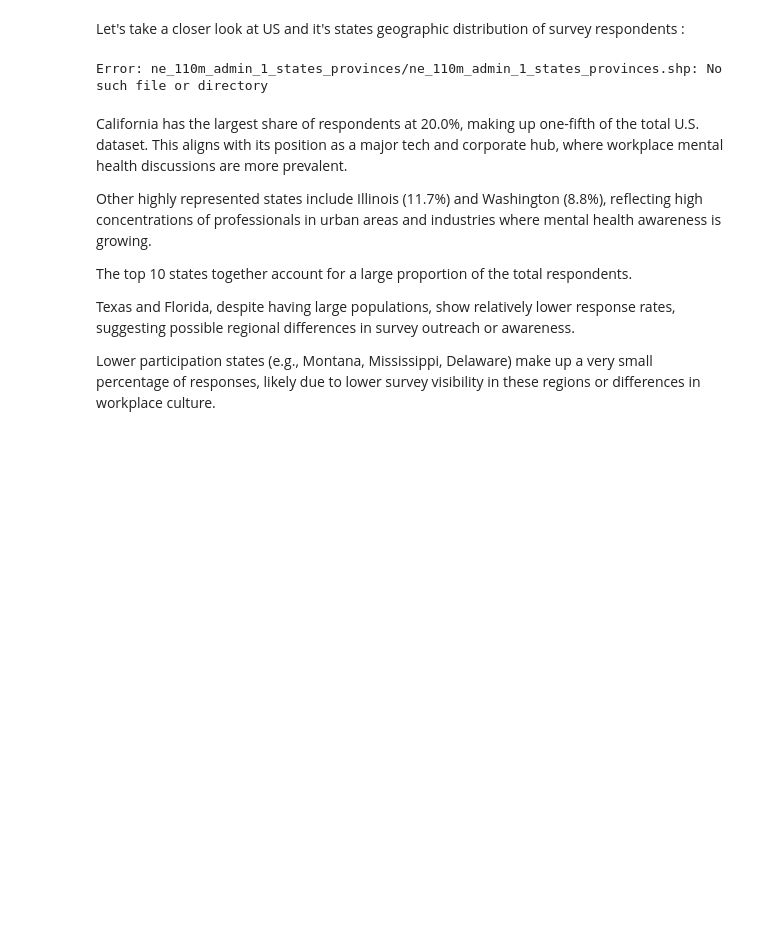
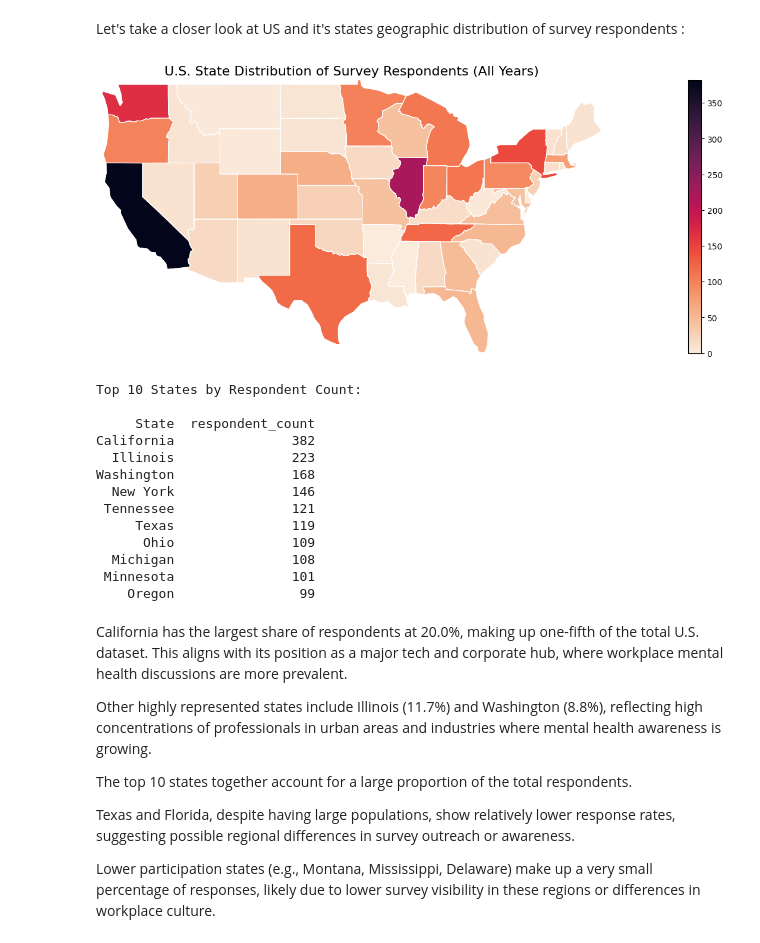
Before and after one commit to Duccard/demographic_impact_mental_health, a Jupyter notebook: demographic_impact_mental_health.ipynb, the cells around one changed output. Saved outputs shown, nothing was run; the diff lists cells and outputs as text; code cells hidden in the pictures; blank space fills up the shorter version.

```diff
--- a/demographic_impact_mental_health.ipynb
+++ b/demographic_impact_mental_health.ipynb
@@ -432,11 +445,26 @@ USA accounts for the majority of respondents, with 62.1% of the total responses.
 # %% [markdown]
 Let's take a closer look at US and it's states geographic distribution of survey respondents :
 # %%
-shapefile_path = "ne_110m_admin_1_states_provinces/ne_110m_admin_1_states_provinces.shp"
+shapefile_path = (
+    "data/ne_110m_admin_1_states_provinces/ne_110m_admin_1_states_provinces.shp"
+)
 
 plot_us_state_distribution_map_all_years(merged_df, shapefile_path)
 # %% [output]
+[figure, added]
-Error: ne_110m_admin_1_states_provinces/ne_110m_admin_1_states_provinces.shp: No such file or directory
+Top 10 States by Respondent Count:
+
+     State  respondent_count
+California               382
+  Illinois               223
+Washington               168
+  New York               146
+ Tennessee               121
+     Texas               119
+      Ohio               109
+  Michigan               108
+ Minnesota               101
+    Oregon                99
 # %% [markdown]
 California has the largest share of respondents at 20.0%, making up one-fifth of the total U.S. dataset. This aligns with its position as a major tech and corporate hub, where workplace mental health discussions are more prevalent.
 
```
Also changed, not shown: parts of 3 cells of this notebook, 1 other file.
